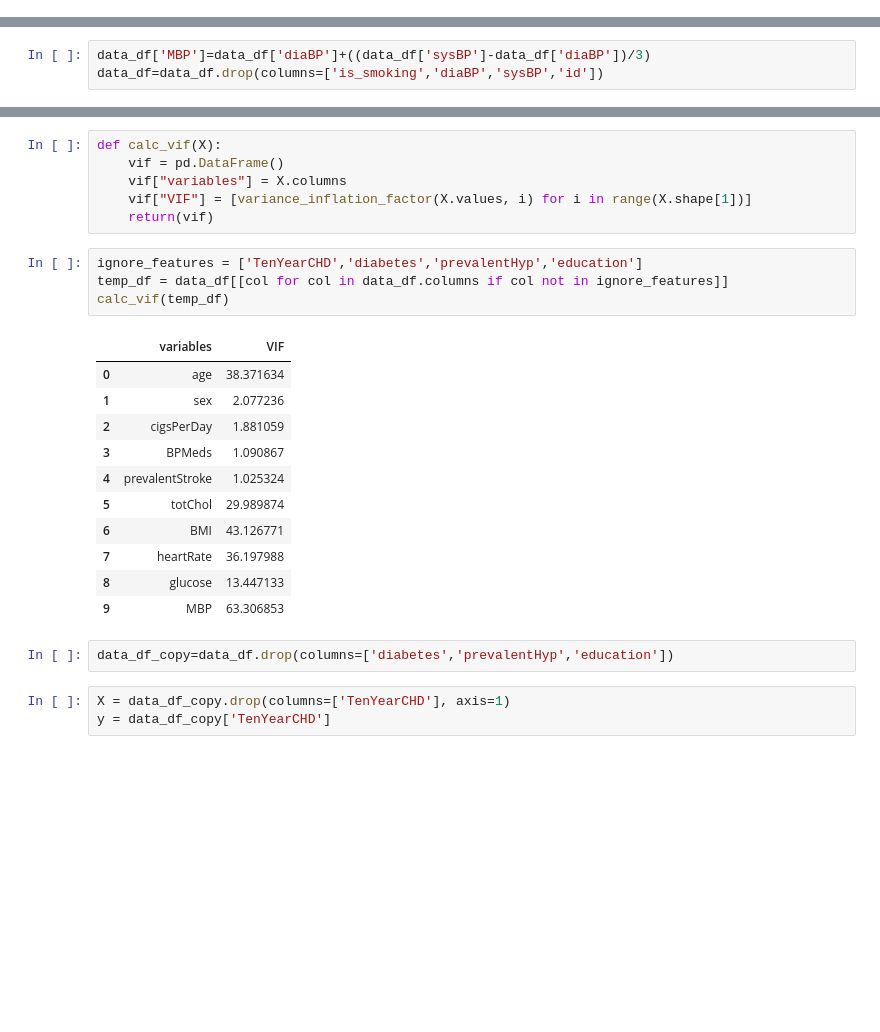
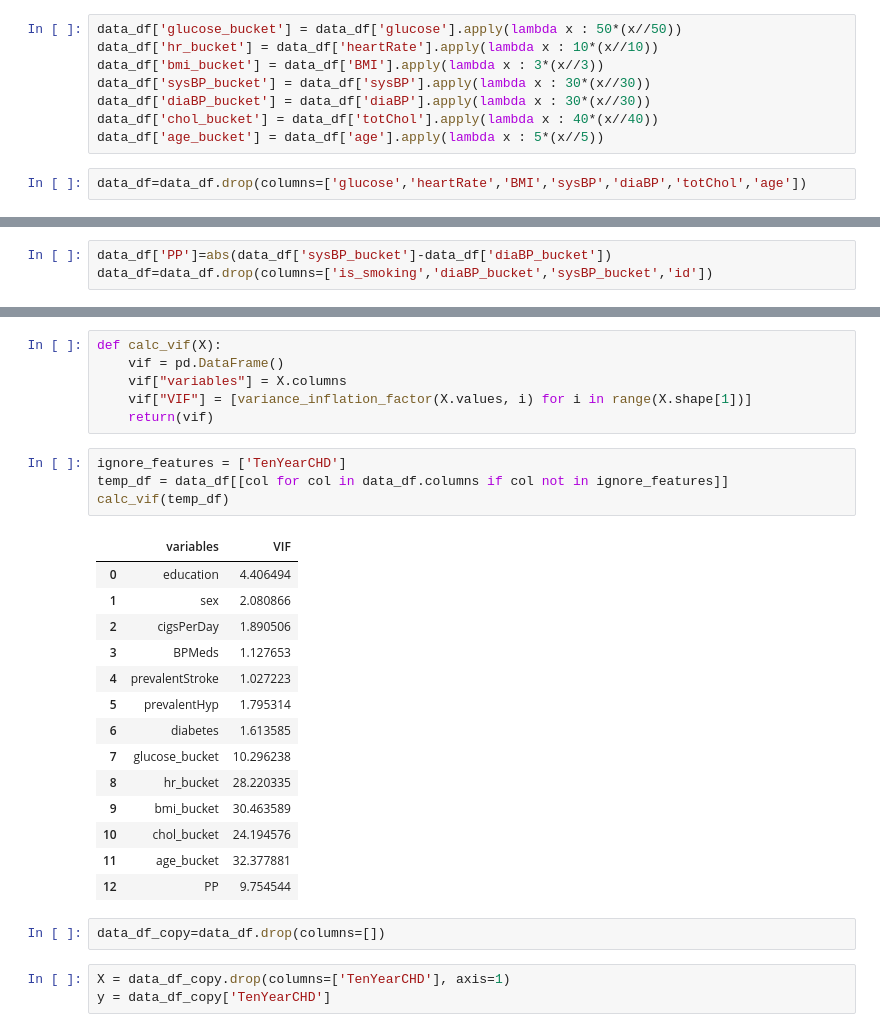
Before and after one commit to Rochakr4/CAPSTONE-PROJECT-3--Cardiovascular-Risk-Prediction, a Jupyter notebook: CAPSTONE_PROJECT_3_Cardiovascular_Risk_Prediction.ipynb, the cells around one changed output, grey strips where cells are left out. Saved outputs shown, nothing was run; the diff lists cells and outputs as text; blank space fills up the shorter version.

```diff
--- a/CAPSTONE_PROJECT_3_Cardiovascular_Risk_Prediction.ipynb
+++ b/CAPSTONE_PROJECT_3_Cardiovascular_Risk_Prediction.ipynb
@@ -209,5 +209,15 @@ for c in num_features:
 [figure]
 [figure]
+# %%
+data_df['glucose_bucket'] = data_df['glucose'].apply(lambda x : 50*(x//50))
+data_df['hr_bucket'] = data_df['heartRate'].apply(lambda x : 10*(x//10))
+data_df['bmi_bucket'] = data_df['BMI'].apply(lambda x : 3*(x//3))
+data_df['sysBP_bucket'] = data_df['sysBP'].apply(lambda x : 30*(x//30))
+data_df['diaBP_bucket'] = data_df['diaBP'].apply(lambda x : 30*(x//30))
+data_df['chol_bucket'] = data_df['totChol'].apply(lambda x : 40*(x//40))
+data_df['age_bucket'] = data_df['age'].apply(lambda x : 5*(x//5))
+# %%
+data_df=data_df.drop(columns=['glucose','heartRate','BMI','sysBP','diaBP','totChol','age'])
 # %%
 data_df['sex']=np.where(data_df['sex']=='M',1,0)
 data_df['is_smoking']=np.where(data_df['is_smoking']=='YES',1,0)
@@ -258,6 +268,6 @@ sns.heatmap(data_df.apply(pd.to_numeric).corr(), cmap='RdBu', annot=True)
 # %%
-data_df['MBP']=data_df['diaBP']+((data_df['sysBP']-data_df['diaBP'])/3)
-data_df=data_df.drop(columns=['is_smoking','diaBP','sysBP','id'])
+data_df['PP']=abs(data_df['sysBP_bucket']-data_df['diaBP_bucket'])
+data_df=data_df.drop(columns=['is_smoking','diaBP_bucket','sysBP_bucket','id'])
 # %%
 plt.figure(figsize = (15,12))
 sns.heatmap(data_df.apply(pd.to_numeric).corr(), cmap='RdBu', annot=True)
@@ -271,23 +281,26 @@ def calc_vif(X):
     vif["VIF"] = [variance_inflation_factor(X.values, i) for i in range(X.shape[1])]
     return(vif)
 # %%
-ignore_features = ['TenYearCHD','diabetes','prevalentHyp','education']
+ignore_features = ['TenYearCHD']
 temp_df = data_df[[col for col in data_df.columns if col not in ignore_features]]
 calc_vif(temp_df)
 # %% [output]
 |  | variables | VIF |
-| 0 | age | 38.371634 |
-| 1 | sex | 2.077236 |
-| 2 | cigsPerDay | 1.881059 |
-| 3 | BPMeds | 1.090867 |
-| 4 | prevalentStroke | 1.025324 |
-| 5 | totChol | 29.989874 |
-| 6 | BMI | 43.126771 |
-| 7 | heartRate | 36.197988 |
-| 8 | glucose | 13.447133 |
-| 9 | MBP | 63.306853 |
+| 0 | education | 4.406494 |
+| 1 | sex | 2.080866 |
+| 2 | cigsPerDay | 1.890506 |
+| 3 | BPMeds | 1.127653 |
+| 4 | prevalentStroke | 1.027223 |
+| 5 | prevalentHyp | 1.795314 |
+| 6 | diabetes | 1.613585 |
+| 7 | glucose_bucket | 10.296238 |
+| 8 | hr_bucket | 28.220335 |
+| 9 | bmi_bucket | 30.463589 |
+| 10 | chol_bucket | 24.194576 |
+| 11 | age_bucket | 32.377881 |
+| 12 | PP | 9.754544 |
 # %%
-data_df_copy=data_df.drop(columns=['diabetes','prevalentHyp','education'])
+data_df_copy=data_df.drop(columns=[])
 # %%
 X = data_df_copy.drop(columns=['TenYearCHD'], axis=1)
 y = data_df_copy['TenYearCHD']
```
Also changed, not shown: parts of 25 cells of this notebook.
